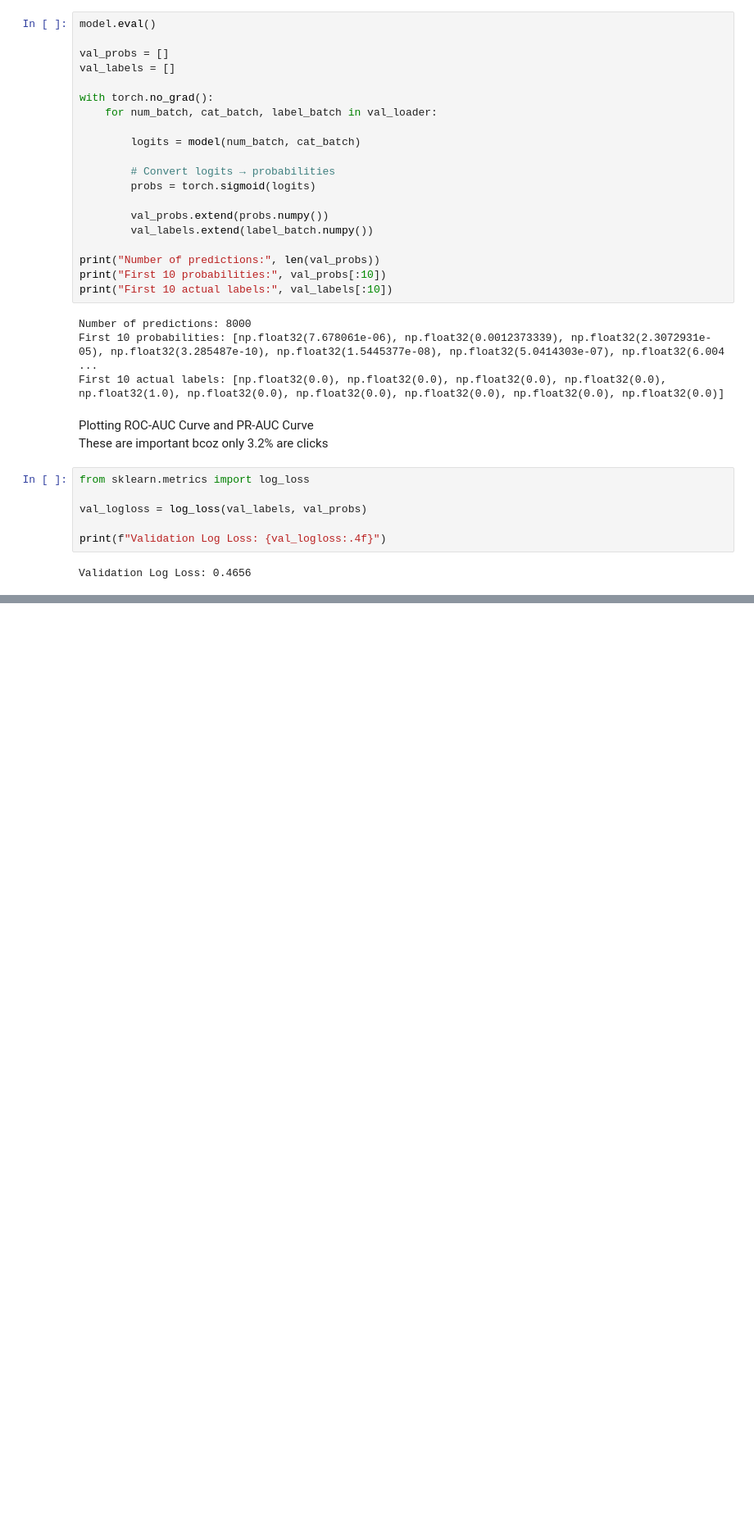
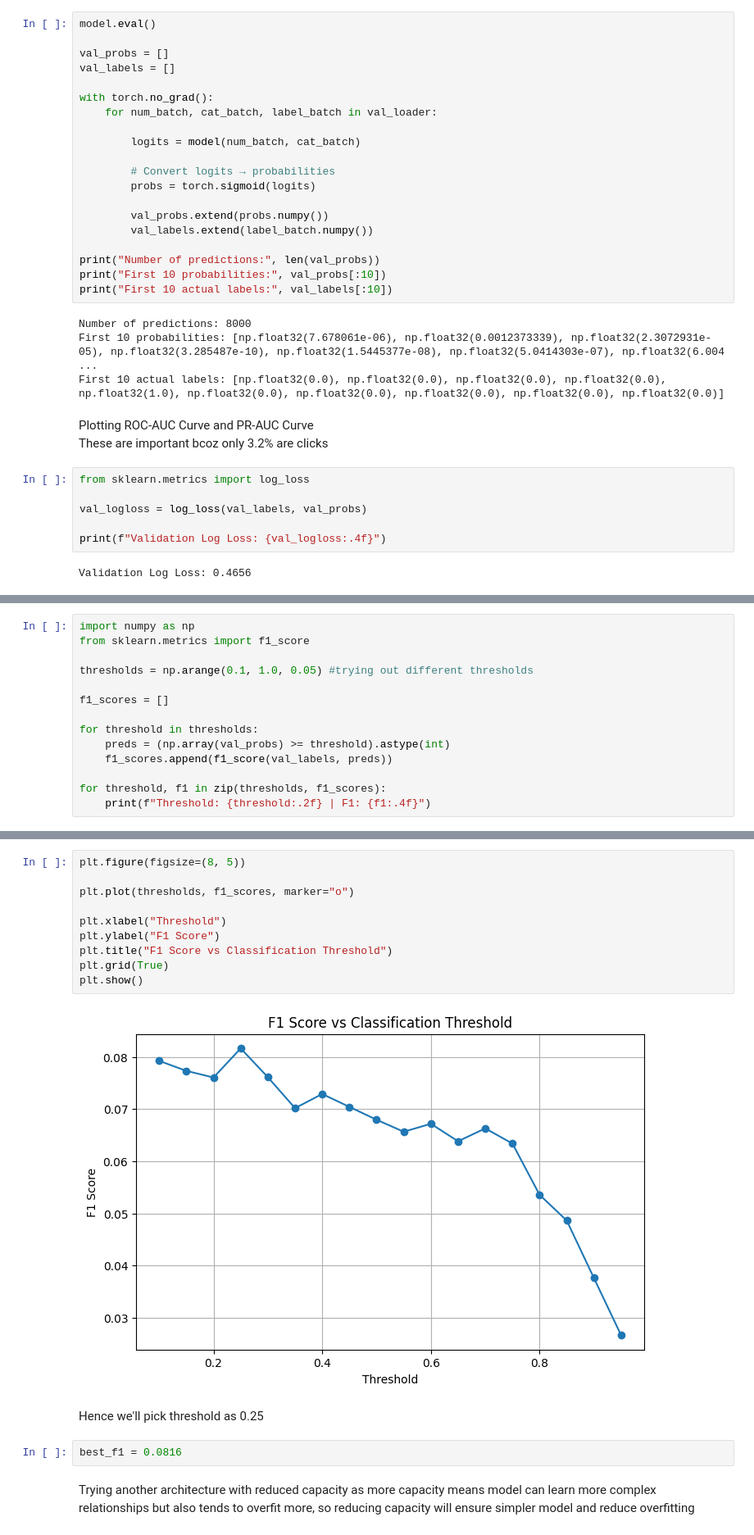
Before and after one commit to shreyaspatil28/Shreyas-Patil-Intelligence-SIG-Recs-2026, a Jupyter notebook: mandatory-tasks/recommender-systems-cf-to-dlrm/RecommendationTasks/02_NeuralCTR/Task2.ipynb, the cells around one changed output, grey strips where cells are left out. Shown at 82% size. Cells and saved outputs as stored; diff of their text form; blank space fills up the shorter version.

```diff
--- a/mandatory-tasks/recommender-systems-cf-to-dlrm/RecommendationTasks/02_NeuralCTR/Task2.ipynb
+++ b/mandatory-tasks/recommender-systems-cf-to-dlrm/RecommendationTasks/02_NeuralCTR/Task2.ipynb
@@ -333,0 +370,14 @@ Validation Log Loss: 0.4656
+# %%
+import numpy as np
+from sklearn.metrics import f1_score
+
+thresholds = np.arange(0.1, 1.0, 0.05) #trying out different thresholds
+
+f1_scores = []
+
+for threshold in thresholds:
+    preds = (np.array(val_probs) >= threshold).astype(int)
+    f1_scores.append(f1_score(val_labels, preds))
+
+for threshold, f1 in zip(thresholds, f1_scores):
+    print(f"Threshold: {threshold:.2f} | F1: {f1:.4f}")
@@ -333,0 +403,18 @@ Validation Log Loss: 0.4656
+# %%
+plt.figure(figsize=(8, 5))
+
+plt.plot(thresholds, f1_scores, marker="o")
+
+plt.xlabel("Threshold")
+plt.ylabel("F1 Score")
+plt.title("F1 Score vs Classification Threshold")
+plt.grid(True)
+plt.show()
+# %% [output]
+[figure, added]
+# %% [markdown]
+Hence we'll pick threshold as 0.25
+# %%
+best_f1 = 0.0816
+# %% [markdown]
+Trying another architecture with reduced capacity as more capacity means model can learn more complex relationships but also tends to overfit more, so reducing capacity will ensure simpler model and reduce overfitting
```
Also changed, not shown: parts of 20 cells of this notebook.
